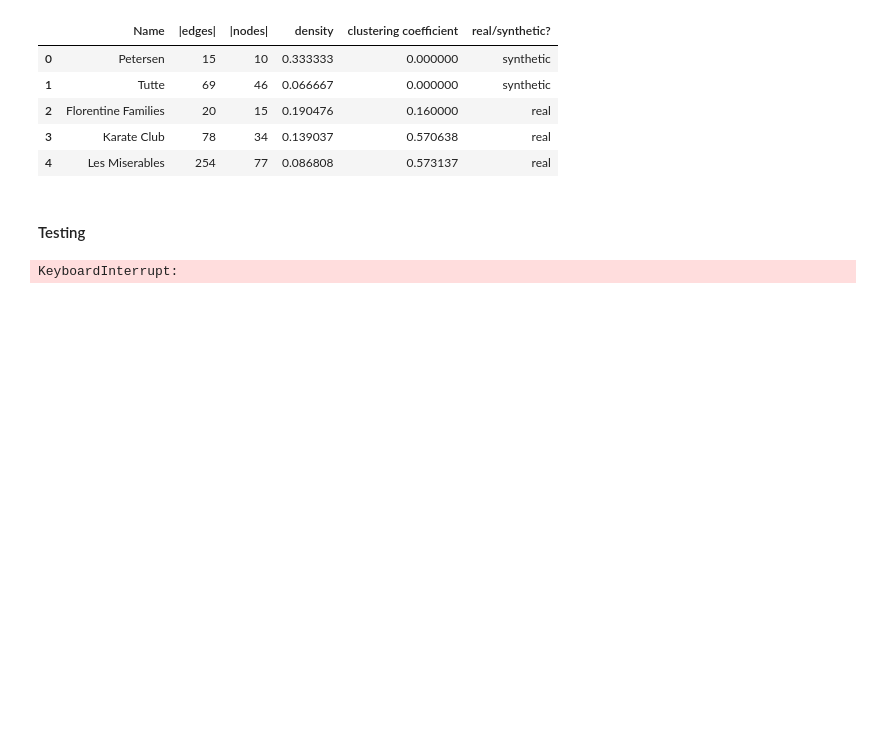
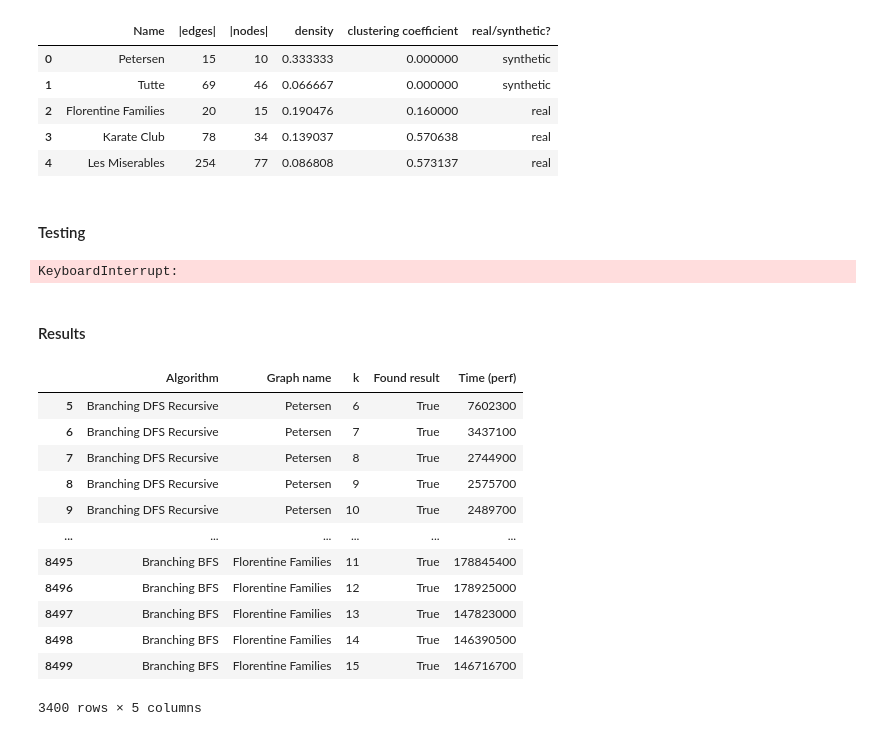
Before and after one commit to adamjhc/stream-vertex-cover, a Jupyter notebook: src/testing.ipynb, the cells around one changed output. Saved outputs shown, nothing was run; the diff lists cells and outputs as text; code cells hidden in the pictures; blank space fills up the shorter version.

```diff
--- a/src/testing.ipynb
+++ b/src/testing.ipynb
@@ -211,0 +212,20 @@ df.to_csv('results.csv')
+# %% [markdown]
+#### Results
+# %%
+df = pd.read_csv('results.csv', index_col='ID')
+# %%
+df[df['Found result'] == True]
+# %% [output]
+|  | Algorithm | Graph name | k | Found result | Time (perf) |
+| 5 | Branching DFS Recursive | Petersen | 6 | True | 7602300 |
+| 6 | Branching DFS Recursive | Petersen | 7 | True | 3437100 |
+| 7 | Branching DFS Recursive | Petersen | 8 | True | 2744900 |
+| 8 | Branching DFS Recursive | Petersen | 9 | True | 2575700 |
+| 9 | Branching DFS Recursive | Petersen | 10 | True | 2489700 |
+| ... | ... | ... | ... | ... | ... |
+| 8495 | Branching BFS | Florentine Families | 11 | True | 178845400 |
+| 8496 | Branching BFS | Florentine Families | 12 | True | 178925000 |
+| 8497 | Branching BFS | Florentine Families | 13 | True | 147823000 |
+| 8498 | Branching BFS | Florentine Families | 14 | True | 146390500 |
+| 8499 | Branching BFS | Florentine Families | 15 | True | 146716700 |
+3400 rows × 5 columns
```
Also changed, not shown: parts of 2 cells of this notebook, 1 other file.
